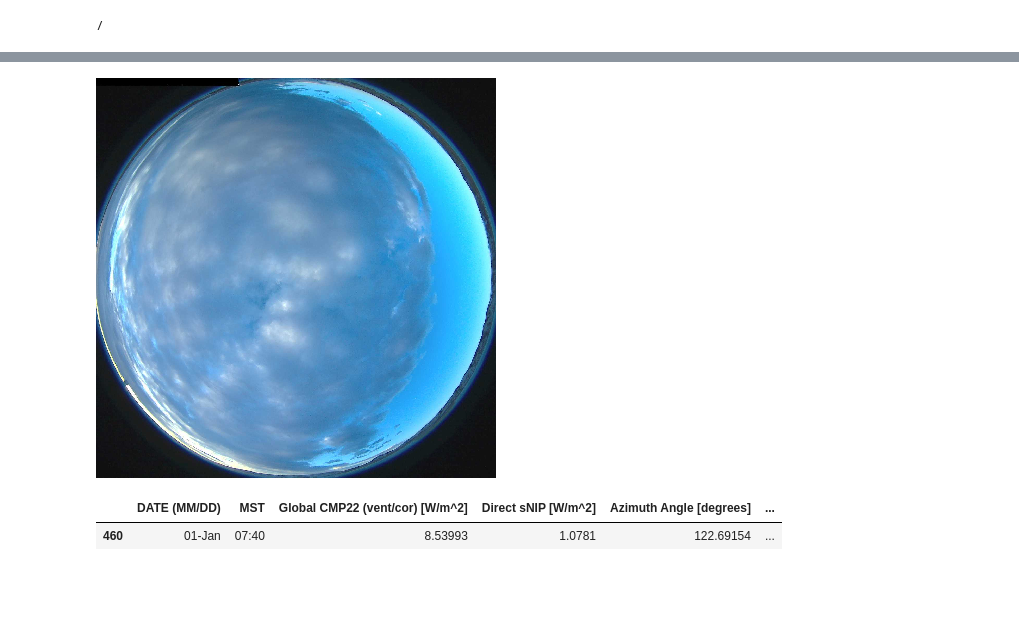
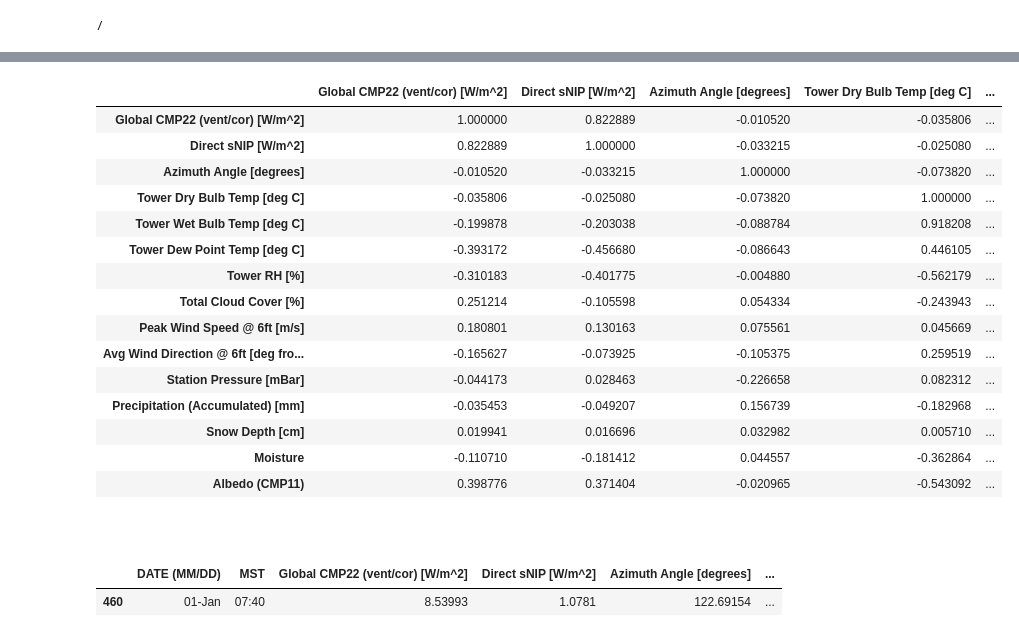
Before and after one commit to lordaarush/Cloud-Cover-Detection, a Jupyter notebook: clouds-movement-prediction.ipynb, the cells around one changed output, grey strips where cells are left out. Cells and saved outputs as stored; diff of their text form; code cells hidden in the pictures; blank space fills up the shorter version.

Commit message:
Kaggle Notebook | Clouds Movement Prediction | Version 3

```diff
--- a/clouds-movement-prediction.ipynb
+++ b/clouds-movement-prediction.ipynb
@@ -382,0 +366,2 @@ Index(['DATE (MM/DD)', 'MST', 'Global CMP22 (vent/cor) [W/m^2]',
+# %%
+df_withoutNA = df.dropna(how = 'any')
@@ -382,0 +370,2 @@ Index(['DATE (MM/DD)', 'MST', 'Global CMP22 (vent/cor) [W/m^2]',
+# %%
+df_time = pd.DataFrame(df_withoutNA[['DATE (MM/DD)','MST']].to_numpy(),columns = ['DATE (MM/DD)','MST' ])
@@ -382,0 +384,7 @@ Index(['DATE (MM/DD)', 'MST', 'Global CMP22 (vent/cor) [W/m^2]',
+# %%
+from sklearn.preprocessing import StandardScaler
+
+# Initialize StandardScaler
+scaler = StandardScaler()
+df_scaled = pd.DataFrame(scaler.fit_transform(df_x), columns=df_x.columns)
+df_scaled
@@ -382,0 +411,2 @@ Index(['DATE (MM/DD)', 'MST', 'Global CMP22 (vent/cor) [W/m^2]',
+# %%
+day_idx = df_time.loc[(df['MST'] >= '07:40') & (df['MST'] <= '16:15')].index.to_numpy()
@@ -383,9 +429,26 @@ Index(['DATE (MM/DD)', 'MST', 'Global CMP22 (vent/cor) [W/m^2]',
+# %%
+df_scaled.loc[day_idx].corr()
+# %% [output]
+|  | Global CMP22 (vent/cor) [W/m^2] | Direct sNIP [W/m^2] | Azimuth Angle [degrees] | Tower Dry Bulb Temp [deg C] | ... |
+| Global CMP22 (vent/cor) [W/m^2] | 1.000000 | 0.822889 | -0.010520 | -0.035806 | ... |
+| Direct sNIP [W/m^2] | 0.822889 | 1.000000 | -0.033215 | -0.025080 | ... |
+| Azimuth Angle [degrees] | -0.010520 | -0.033215 | 1.000000 | -0.073820 | ... |
+| Tower Dry Bulb Temp [deg C] | -0.035806 | -0.025080 | -0.073820 | 1.000000 | ... |
+| Tower Wet Bulb Temp [deg C] | -0.199878 | -0.203038 | -0.088784 | 0.918208 | ... |
+| Tower Dew Point Temp [deg C] | -0.393172 | -0.456680 | -0.086643 | 0.446105 | ... |
+| Tower RH [%] | -0.310183 | -0.401775 | -0.004880 | -0.562179 | ... |
+| Total Cloud Cover [%] | 0.251214 | -0.105598 | 0.054334 | -0.243943 | ... |
+| Peak Wind Speed @ 6ft [m/s] | 0.180801 | 0.130163 | 0.075561 | 0.045669 | ... |
+| Avg Wind Direction @ 6ft [deg fro... | -0.165627 | -0.073925 | -0.105375 | 0.259519 | ... |
+| Station Pressure [mBar] | -0.044173 | 0.028463 | -0.226658 | 0.082312 | ... |
+| Precipitation (Accumulated) [mm] | -0.035453 | -0.049207 | 0.156739 | -0.182968 | ... |
+| Snow Depth [cm] | 0.019941 | 0.016696 | 0.032982 | 0.005710 | ... |
+| Moisture | -0.110710 | -0.181412 | 0.044557 | -0.362864 | ... |
+| Albedo (CMP11) | 0.398776 | 0.371404 | -0.020965 | -0.543092 | ... |
+# %% [markdown]
+#
 # %%
 df.loc[(df['MST'] >= '07:40') & (df['DATE (MM/DD)'] == '01-Jan') ][0:50]
-# %%
-tf.keras.utils.load_img('/kaggle/input/cloud-images-19510/0101/0101074000.jpg',target_size = (400,400))
-# %% [output]
-[figure, removed]
 # %%
 df.loc[(df['MST'] == '07:40') & (df['DATE (MM/DD)'] == '01-Jan') ]
 # %% [output]
```
Also changed, not shown: parts of 17 cells of this notebook.
